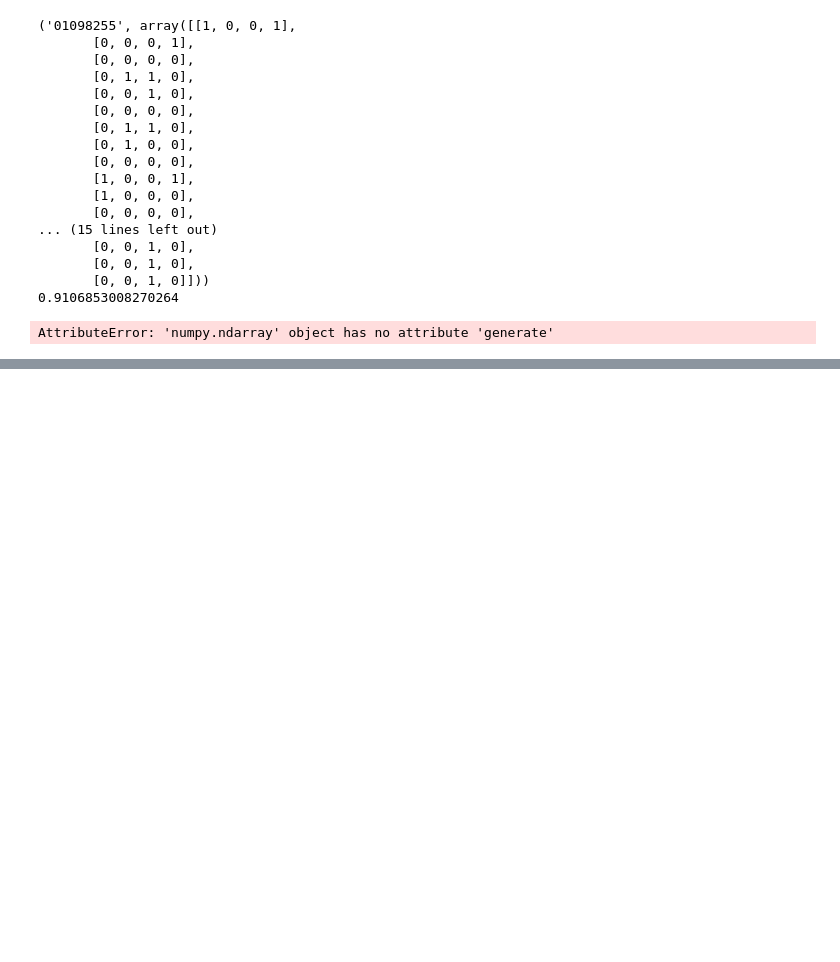
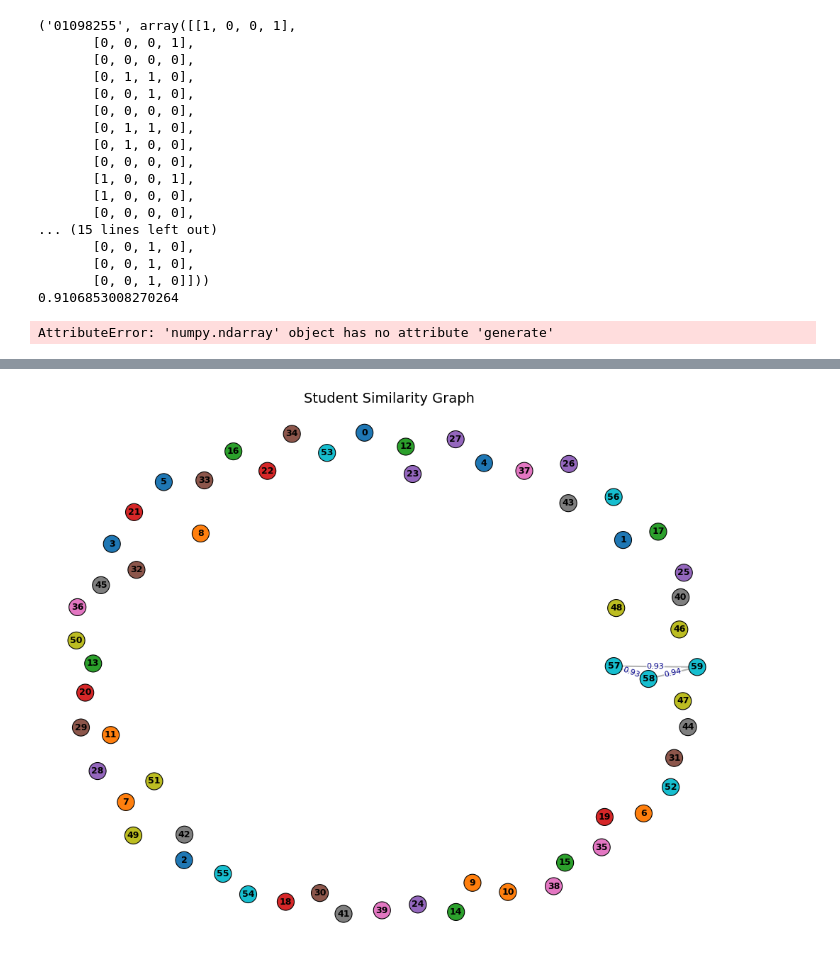
Before and after one commit to mgama1/Edvanced, a Jupyter notebook: Edvanced.ipynb, the cells around one changed output, grey strips where cells are left out. Cells and saved outputs as stored; diff of their text form; code cells hidden in the pictures; blank space fills up the shorter version.

```diff
--- a/Edvanced.ipynb
+++ b/Edvanced.ipynb
@@ -402,0 +409,69 @@ plt.show()
+# %%
+import numpy as np
+import networkx as nx
+import matplotlib.pyplot as plt
+from sklearn.metrics import pairwise_distances
+import community as community_louvain
+
+# Step 1: Flatten student answers
+X = np.array([student.flatten() for student in students])
+
+# Step 2: Compute pairwise Hamming similarity
+D = pairwise_distances(X, metric='hamming')
+S = 1 - D
+
+# Step 3: Create the graph with a threshold
+threshold = 0.9
+G = nx.Graph()
+for i in range(len(X)):
+    G.add_node(i)
+    for j in range(i + 1, len(X)):
+        if S[i, j] > threshold:
+            G.add_edge(i, j, weight=S[i, j])
+
+# Step 4: Louvain community detection
+partition = community_louvain.best_partition(G)
+
+# Step 5: Simple, clean visualization with edge labels
+plt.figure(figsize=(10, 8), facecolor='white')
+
+# Use a simpler layout
+pos = nx.spring_layout(G, k=0.4, seed=42)
+
+# Draw edges - simple gray
+nx.draw_networkx_edges(G, pos,
+                      width=1.5,
+                      alpha=0.6,
+                      edge_color='gray')
+
+# Draw nodes - simple coloring by community
+colors = [partition.get(node) for node in G.nodes()]
+nx.draw_networkx_nodes(G, pos,
+                      node_color=colors,
+                      cmap=plt.cm.tab10,
+                      node_size=300,
+                      edgecolors='black',
+                      linewidths=0.8)
+
+# Add node labels
+nx.draw_networkx_labels(G, pos,
+                       font_size=9,
+                       font_color='black',
+                       font_weight='bold')
+
+# Add edge labels showing the similarity values (rounded to 2 decimal places)
+edge_labels = {(u, v): f'{G[u][v]["weight"]:.2f}' for u, v in G.edges()}
+nx.draw_networkx_edge_labels(G, pos,
+                            edge_labels=edge_labels,
+                            font_size=8,
+                            font_color='darkblue',
+                            bbox=dict(facecolor='white', edgecolor='none', alpha=0.7, pad=0.3))
+
+plt.title("Student Similarity Graph", fontsize=14)
+plt.axis('off')
+plt.tight_layout()
+plt.show()
+fig.update_layout(dragmode='pan')  # Default mode, but users can switch to 'select' or 'lasso'
+fig.write_html("interactive_student_network.html", full_html=True)
+# %% [output]
+[figure, added]
```
Also changed, not shown: parts of 10 cells of this notebook.
